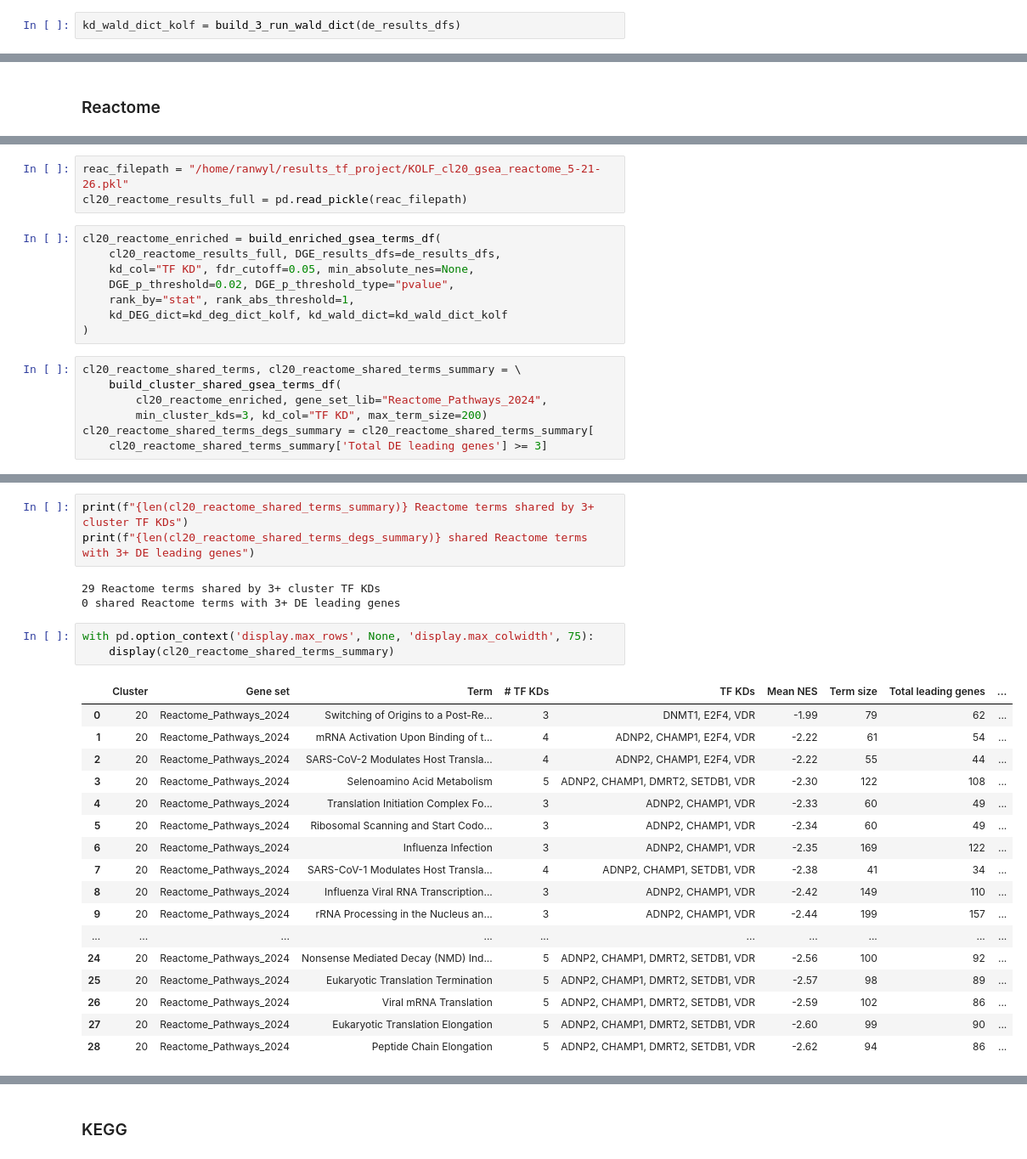
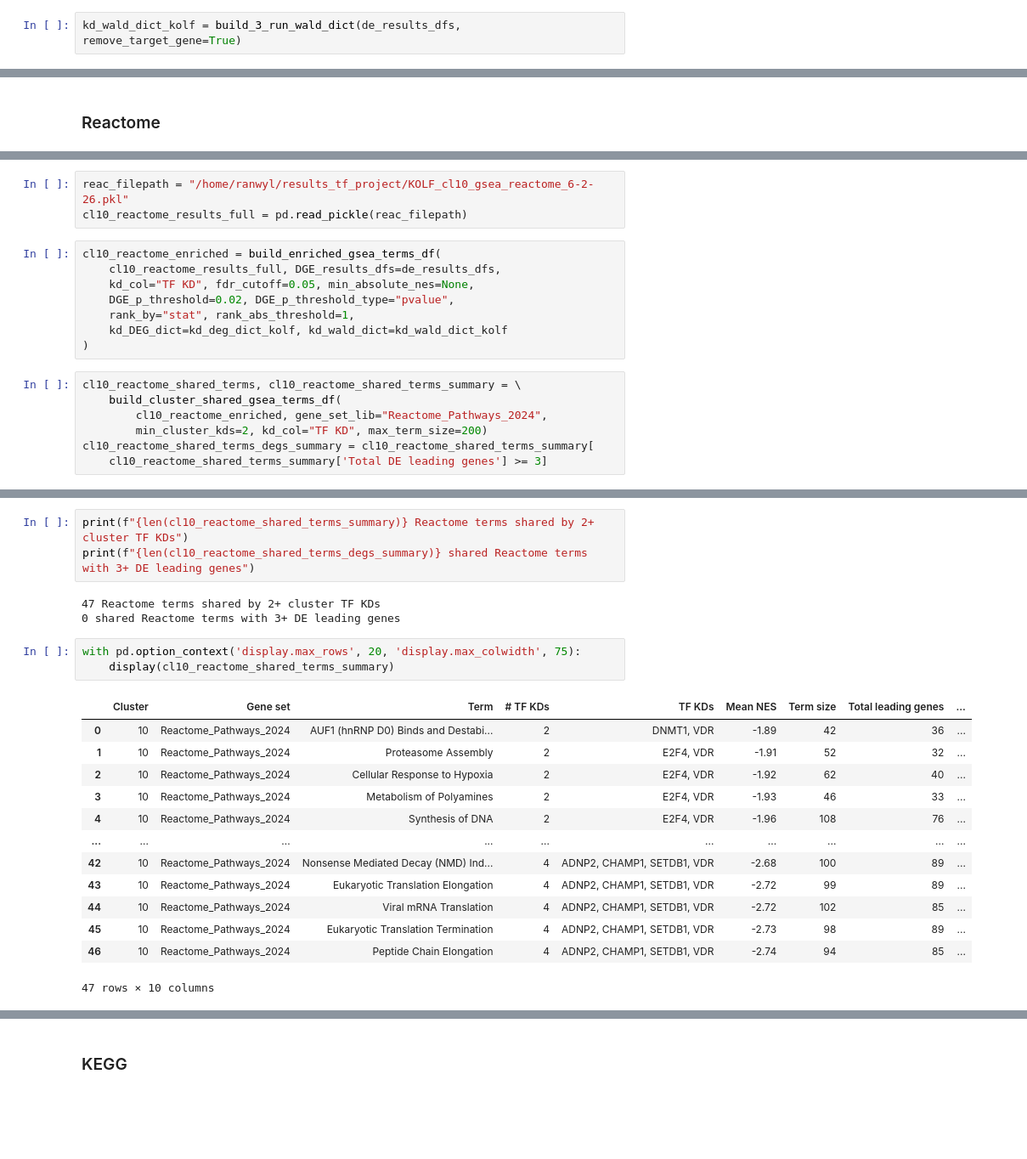
Before and after one commit to subramaniam-lab-ucsd/tf-project, a Jupyter notebook: tf_project_analysis.ipynb, the cells around one changed output, grey strips where cells are left out. Shown at 85% size. Saved outputs shown, nothing was run; the diff lists cells and outputs as text; blank space fills up the shorter version.

```diff
--- a/tf_project_analysis.ipynb
+++ b/tf_project_analysis.ipynb
@@ -241,4 +245,4 @@ print(f"{len(n_degs_df[n_degs_df['n_DEGs'] >= 10])} out of {len(n_degs_df)} TF K
 # %%
-kd_wald_dict_kolf = build_3_run_wald_dict(de_results_dfs)
+kd_wald_dict_kolf = build_3_run_wald_dict(de_results_dfs, remove_target_gene=True)
 # %%
 leiden_filepath = \
@@ -2233,19 +2069,19 @@ cl20_reactome_results_full.to_pickle(reac_filepath)
 # %%
-reac_filepath = "/home/ranwyl/results_tf_project/KOLF_cl20_gsea_reactome_5-21-26.pkl"
-cl20_reactome_results_full = pd.read_pickle(reac_filepath)
+reac_filepath = "/home/ranwyl/results_tf_project/KOLF_cl10_gsea_reactome_6-2-26.pkl"
+cl10_reactome_results_full = pd.read_pickle(reac_filepath)
 # %%
-cl20_reactome_enriched = build_enriched_gsea_terms_df(
-    cl20_reactome_results_full, DGE_results_dfs=de_results_dfs,
+cl10_reactome_enriched = build_enriched_gsea_terms_df(
+    cl10_reactome_results_full, DGE_results_dfs=de_results_dfs,
     kd_col="TF KD", fdr_cutoff=0.05, min_absolute_nes=None,
     DGE_p_threshold=0.02, DGE_p_threshold_type="pvalue",
     rank_by="stat", rank_abs_threshold=1,
     kd_DEG_dict=kd_deg_dict_kolf, kd_wald_dict=kd_wald_dict_kolf
 )
 # %%
-cl20_reactome_shared_terms, cl20_reactome_shared_terms_summary = \
+cl10_reactome_shared_terms, cl10_reactome_shared_terms_summary = \
     build_cluster_shared_gsea_terms_df(
-        cl20_reactome_enriched, gene_set_lib="Reactome_Pathways_2024",
-        min_cluster_kds=3, kd_col="TF KD", max_term_size=200)
-cl20_reactome_shared_terms_degs_summary = cl20_reactome_shared_terms_summary[
-    cl20_reactome_shared_terms_summary['Total DE leading genes'] >= 3]
+        cl10_reactome_enriched, gene_set_lib="Reactome_Pathways_2024",
+        min_cluster_kds=2, kd_col="TF KD", max_term_size=200)
+cl10_reactome_shared_terms_degs_summary = cl10_reactome_shared_terms_summary[
+    cl10_reactome_shared_terms_summary['Total DE leading genes'] >= 3]
 # %% [output]
@@ -2255,27 +2091,23 @@ cl20_reactome_shared_terms_degs_summary = cl20_reactome_shared_terms_summary[
 # %%
-print(f"{len(cl20_reactome_shared_terms_summary)} Reactome terms shared by 3+ cluster TF KDs")
-print(f"{len(cl20_reactome_shared_terms_degs_summary)} shared Reactome terms with 3+ DE leading genes")
+print(f"{len(cl10_reactome_shared_terms_summary)} Reactome terms shared by 2+ cluster TF KDs")
+print(f"{len(cl10_reactome_shared_terms_degs_summary)} shared Reactome terms with 3+ DE leading genes")
 # %% [output]
-29 Reactome terms shared by 3+ cluster TF KDs
+47 Reactome terms shared by 2+ cluster TF KDs
 0 shared Reactome terms with 3+ DE leading genes
 # %%
-with pd.option_context('display.max_rows', None, 'display.max_colwidth', 75):
-    display(cl20_reactome_shared_terms_summary)
+with pd.option_context('display.max_rows', 20, 'display.max_colwidth', 75):
+    display(cl10_reactome_shared_terms_summary)
 # %% [output]
 |  | Cluster | Gene set | Term | # TF KDs | TF KDs | Mean NES | Term size | Total leading genes | ... |
-| 0 | 20 | Reactome_Pathways_2024 | Switching of Origins to a Post-Re... | 3 | DNMT1, E2F4, VDR | -1.99 | 79 | 62 | ... |
-| 1 | 20 | Reactome_Pathways_2024 | mRNA Activation Upon Binding of t... | 4 | ADNP2, CHAMP1, E2F4, VDR | -2.22 | 61 | 54 | ... |
-| 2 | 20 | Reactome_Pathways_2024 | SARS-CoV-2 Modulates Host Transla... | 4 | ADNP2, CHAMP1, E2F4, VDR | -2.22 | 55 | 44 | ... |
-| 3 | 20 | Reactome_Pathways_2024 | Selenoamino Acid Metabolism | 5 | ADNP2, CHAMP1, DMRT2, SETDB1, VDR | -2.30 | 122 | 108 | ... |
-| 4 | 20 | Reactome_Pathways_2024 | Translation Initiation Complex Fo... | 3 | ADNP2, CHAMP1, VDR | -2.33 | 60 | 49 | ... |
-| 5 | 20 | Reactome_Pathways_2024 | Ribosomal Scanning and Start Codo... | 3 | ADNP2, CHAMP1, VDR | -2.34 | 60 | 49 | ... |
-| 6 | 20 | Reactome_Pathways_2024 | Influenza Infection | 3 | ADNP2, CHAMP1, VDR | -2.35 | 169 | 122 | ... |
-| 7 | 20 | Reactome_Pathways_2024 | SARS-CoV-1 Modulates Host Transla... | 4 | ADNP2, CHAMP1, SETDB1, VDR | -2.38 | 41 | 34 | ... |
-| 8 | 20 | Reactome_Pathways_2024 | Influenza Viral RNA Transcription... | 3 | ADNP2, CHAMP1, VDR | -2.42 | 149 | 110 | ... |
-| 9 | 20 | Reactome_Pathways_2024 | rRNA Processing in the Nucleus an... | 3 | ADNP2, CHAMP1, VDR | -2.44 | 199 | 157 | ... |
+| 0 | 10 | Reactome_Pathways_2024 | AUF1 (hnRNP D0) Binds and Destabi... | 2 | DNMT1, VDR | -1.89 | 42 | 36 | ... |
+| 1 | 10 | Reactome_Pathways_2024 | Proteasome Assembly | 2 | E2F4, VDR | -1.91 | 52 | 32 | ... |
+| 2 | 10 | Reactome_Pathways_2024 | Cellular Response to Hypoxia | 2 | E2F4, VDR | -1.92 | 62 | 40 | ... |
+| 3 | 10 | Reactome_Pathways_2024 | Metabolism of Polyamines | 2 | E2F4, VDR | -1.93 | 46 | 33 | ... |
+| 4 | 10 | Reactome_Pathways_2024 | Synthesis of DNA | 2 | E2F4, VDR | -1.96 | 108 | 76 | ... |
 | ... | ... | ... | ... | ... | ... | ... | ... | ... | ... |
-| 24 | 20 | Reactome_Pathways_2024 | Nonsense Mediated Decay (NMD) Ind... | 5 | ADNP2, CHAMP1, DMRT2, SETDB1, VDR | -2.56 | 100 | 92 | ... |
-| 25 | 20 | Reactome_Pathways_2024 | Eukaryotic Translation Termination | 5 | ADNP2, CHAMP1, DMRT2, SETDB1, VDR | -2.57 | 98 | 89 | ... |
-| 26 | 20 | Reactome_Pathways_2024 | Viral mRNA Translation | 5 | ADNP2, CHAMP1, DMRT2, SETDB1, VDR | -2.59 | 102 | 86 | ... |
-| 27 | 20 | Reactome_Pathways_2024 | Eukaryotic Translation Elongation | 5 | ADNP2, CHAMP1, DMRT2, SETDB1, VDR | -2.60 | 99 | 90 | ... |
-| 28 | 20 | Reactome_Pathways_2024 | Peptide Chain Elongation | 5 | ADNP2, CHAMP1, DMRT2, SETDB1, VDR | -2.62 | 94 | 86 | ... |
+| 42 | 10 | Reactome_Pathways_2024 | Nonsense Mediated Decay (NMD) Ind... | 4 | ADNP2, CHAMP1, SETDB1, VDR | -2.68 | 100 | 89 | ... |
+| 43 | 10 | Reactome_Pathways_2024 | Eukaryotic Translation Elongation | 4 | ADNP2, CHAMP1, SETDB1, VDR | -2.72 | 99 | 89 | ... |
+| 44 | 10 | Reactome_Pathways_2024 | Viral mRNA Translation | 4 | ADNP2, CHAMP1, SETDB1, VDR | -2.72 | 102 | 85 | ... |
+| 45 | 10 | Reactome_Pathways_2024 | Eukaryotic Translation Termination | 4 | ADNP2, CHAMP1, SETDB1, VDR | -2.73 | 98 | 89 | ... |
+| 46 | 10 | Reactome_Pathways_2024 | Peptide Chain Elongation | 4 | ADNP2, CHAMP1, SETDB1, VDR | -2.74 | 94 | 85 | ... |
+47 rows × 10 columns
```
Also changed, not shown: parts of 449 cells of this notebook, 4 other files.
